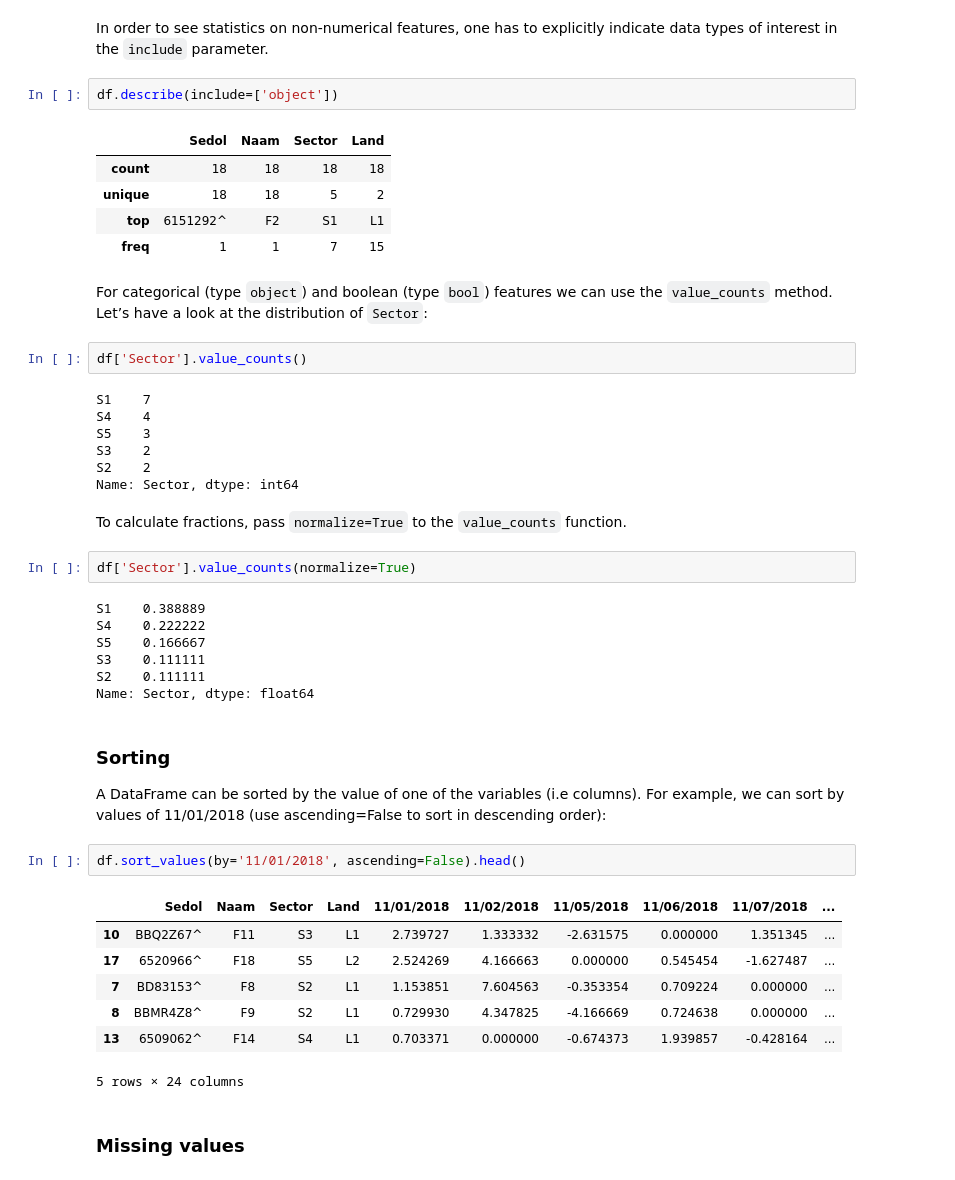
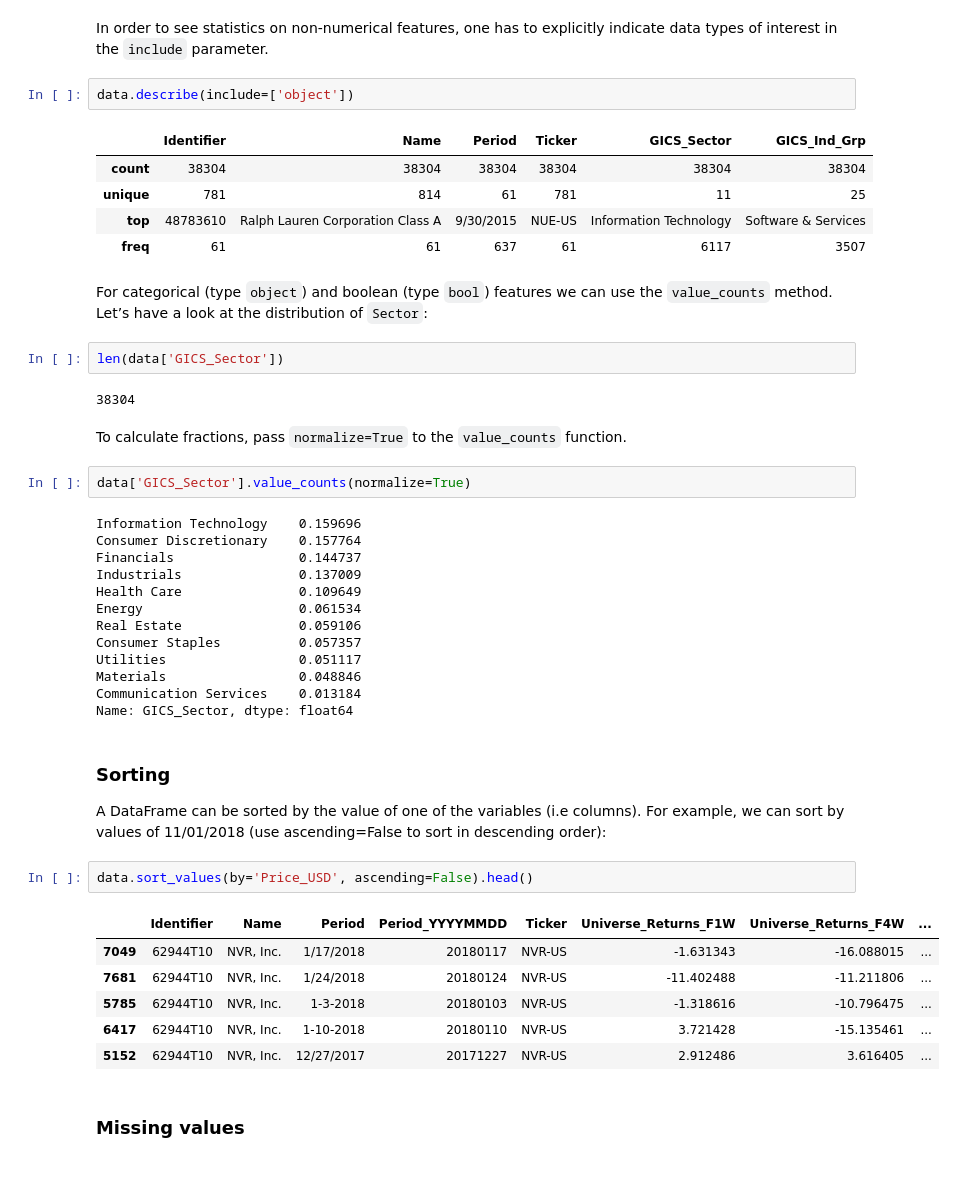
Before and after one commit to MaastrichtU-IDS/data-science-bootcamp-pggm, a Jupyter notebook: notebooks/2 - Data Transformations.ipynb, the cells around one changed output. Cells and saved outputs as stored; diff of their text form.

```diff
--- a/notebooks/2 - Data Transformations.ipynb
+++ b/notebooks/2 - Data Transformations.ipynb
@@ -101,49 +88,49 @@ df.describe()
 # %% [markdown]
 In order to see statistics on non-numerical features, one has to explicitly indicate data types of interest in the `include` parameter.
 # %%
-df.describe(include=['object'])
+data.describe(include=['object'])
 # %% [output]
-|  | Sedol | Naam | Sector | Land |
-| count | 18 | 18 | 18 | 18 |
-| unique | 18 | 18 | 5 | 2 |
-| top | 6151292^ | F2 | S1 | L1 |
-| freq | 1 | 1 | 7 | 15 |
+|  | Identifier | Name | Period | Ticker | GICS_Sector | GICS_Ind_Grp |
+| count | 38304 | 38304 | 38304 | 38304 | 38304 | 38304 |
+| unique | 781 | 814 | 61 | 781 | 11 | 25 |
+| top | 48783610 | Ralph Lauren Corporation Class A | 9/30/2015 | NUE-US | Information Technology | Software & Services |
+| freq | 61 | 61 | 637 | 61 | 6117 | 3507 |
 # %% [markdown]
 For categorical (type `object`) and boolean (type `bool`) features we can use the `value_counts` method. Let’s have a look at the distribution of `Sector`:
-# %%
-df['Sector'].value_counts()
-# %% [output]
-S1    7
-S4    4
-S5    3
-S3    2
-S2    2
-Name: Sector, dtype: int64
+# %%
+len(data['GICS_Sector'])
+# %% [output]
+38304
 # %% [markdown]
 To calculate fractions, pass `normalize=True` to the `value_counts` function.
 # %%
-df['Sector'].value_counts(normalize=True)
+data['GICS_Sector'].value_counts(normalize=True)
 # %% [output]
-S1    0.388889
-S4    0.222222
-S5    0.166667
-S3    0.111111
-S2    0.111111
-Name: Sector, dtype: float64
+Information Technology    0.159696
+Consumer Discretionary    0.157764
+Financials                0.144737
+Industrials               0.137009
+Health Care               0.109649
+Energy                    0.061534
+Real Estate               0.059106
+Consumer Staples          0.057357
+Utilities                 0.051117
+Materials                 0.048846
+Communication Services    0.013184
+Name: GICS_Sector, dtype: float64
 # %% [markdown]
 ### Sorting
 
 A DataFrame can be sorted by the value of one of the variables (i.e columns). For example, we can sort by values of 11/01/2018 (use ascending=False to sort in descending order):
 # %%
-df.sort_values(by='11/01/2018', ascending=False).head()
+data.sort_values(by='Price_USD', ascending=False).head()
 # %% [output]
-|  | Sedol | Naam | Sector | Land | 11/01/2018 | 11/02/2018 | 11/05/2018 | 11/06/2018 | 11/07/2018 | ... |
-| 10 | BBQ2Z67^ | F11 | S3 | L1 | 2.739727 | 1.333332 | -2.631575 | 0.000000 | 1.351345 | ... |
-| 17 | 6520966^ | F18 | S5 | L2 | 2.524269 | 4.166663 | 0.000000 | 0.545454 | -1.627487 | ... |
-| 7 | BD83153^ | F8 | S2 | L1 | 1.153851 | 7.604563 | -0.353354 | 0.709224 | 0.000000 | ... |
-| 8 | BBMR4Z8^ | F9 | S2 | L1 | 0.729930 | 4.347825 | -4.166669 | 0.724638 | 0.000000 | ... |
-| 13 | 6509062^ | F14 | S4 | L1 | 0.703371 | 0.000000 | -0.674373 | 1.939857 | -0.428164 | ... |
+|  | Identifier | Name | Period | Period_YYYYMMDD | Ticker | Universe_Returns_F1W | Universe_Returns_F4W | ... |
+| 7049 | 62944T10 | NVR, Inc. | 1/17/2018 | 20180117 | NVR-US | -1.631343 | -16.088015 | ... |
+| 7681 | 62944T10 | NVR, Inc. | 1/24/2018 | 20180124 | NVR-US | -11.402488 | -11.211806 | ... |
+| 5785 | 62944T10 | NVR, Inc. | 1-3-2018 | 20180103 | NVR-US | -1.318616 | -10.796475 | ... |
+| 6417 | 62944T10 | NVR, Inc. | 1-10-2018 | 20180110 | NVR-US | 3.721428 | -15.135461 | ... |
+| 5152 | 62944T10 | NVR, Inc. | 12/27/2017 | 20171227 | NVR-US | 2.912486 | 3.616405 | ... |
-5 rows × 24 columns
 # %% [markdown]
 ### Missing values
 # %%
```
Also changed, not shown: parts of 18 cells of this notebook, 9 other files.
